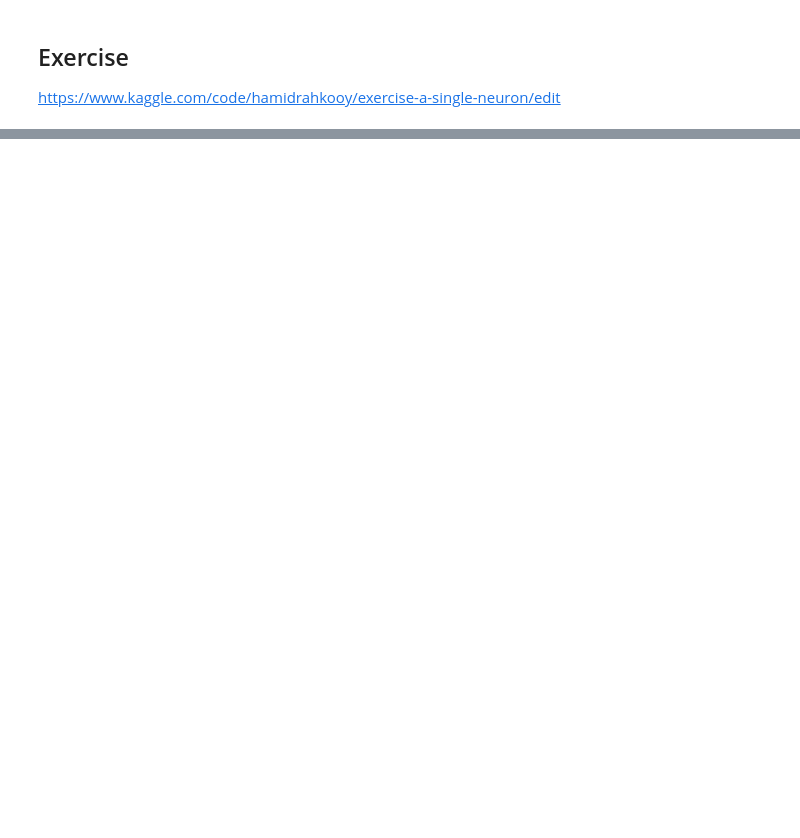
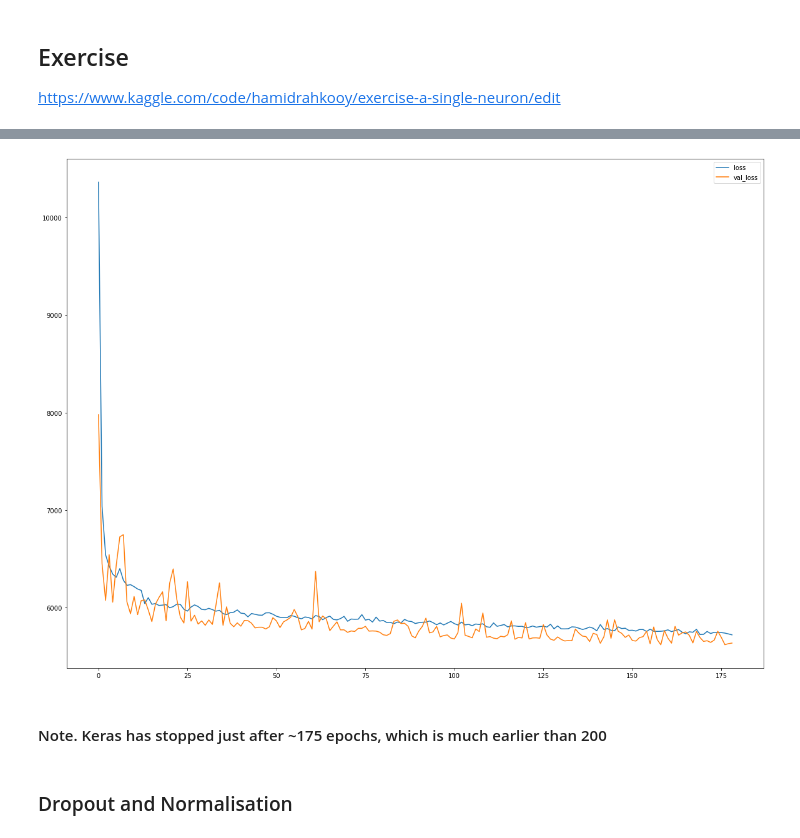
Before and after one commit to rahkooy/Machine_Learning, a Jupyter notebook: neural-net.ipynb, the cells around one changed output, grey strips where cells are left out. Saved outputs shown, nothing was run; the diff lists cells and outputs as text; code cells hidden in the pictures; blank space fills up the shorter version.

```diff
--- a/neural-net.ipynb
+++ b/neural-net.ipynb
@@ -17,7 +21,6 @@ model = keras.Sequential([
 https://www.kaggle.com/code/hamidrahkooy/exercise-a-single-neuron/edit
 # %%
 import pandas as pd
-
-car_df = pd.read_csv(final_car_data.csv)
-car_df.head()
+car_df = pd.read_csv('final_car_data.csv')
+car_df
 # %% [output]
@@ -24,0 +370,39 @@ NameError: name 'final_car_data' is not defined
+# %%
+X = car_df.drop(columns='price')
+y = car_df['price']
+X_train, X_test, y_train, y_test = train_test_split(X,y)
+
+from tensorflow import keras
+from tensorflow.keras import layers, callbacks
+
+early_stopping = callbacks.EarlyStopping(
+    min_delta=0.001,
+    patience=20,
+    restore_best_weights=True,
+)
+
+model = keras.Sequential([
+    layers.Dense(512, activation='relu', input_shape=[4]),
+    layers.Dense(512, activation='relu'),
+    layers.Dense(512, activation='relu'),
+    layers.Dense(1),
+])
+
+model.compile(
+    optimizer='adam',
+    loss='mae'
+)
+# %%
+history = model.fit(
+    X_train,y_train,
+    validation_data=(X_test,y_test),
+    batch_size=256,
+    epochs=200,
+    callbacks=[early_stopping],
+    verbose=0 #turns off training log
+)
+# %%
+history_df = pd.DataFrame(history.history)
+history_df.plot(figsize=(20,15))
+print("min validation loss: {}".format(history_df['val_loss'].min()))
+# %% [output]
@@ -24,0 +410,5 @@ NameError: name 'final_car_data' is not defined
+[figure, added]
+# %% [markdown]
+#### Note. Keras has stopped just after ~175 epochs, which is much earlier than 200
+# %% [markdown]
+### Dropout and Normalisation
```
Also changed, not shown: parts of 38 cells of this notebook, 1 other file.
